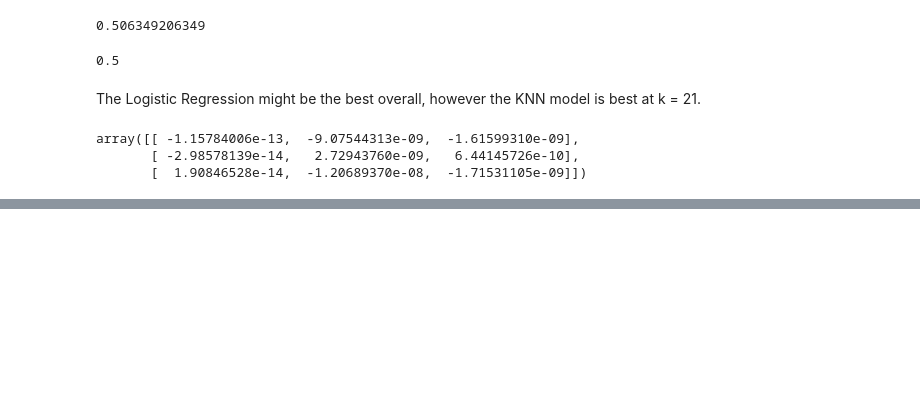
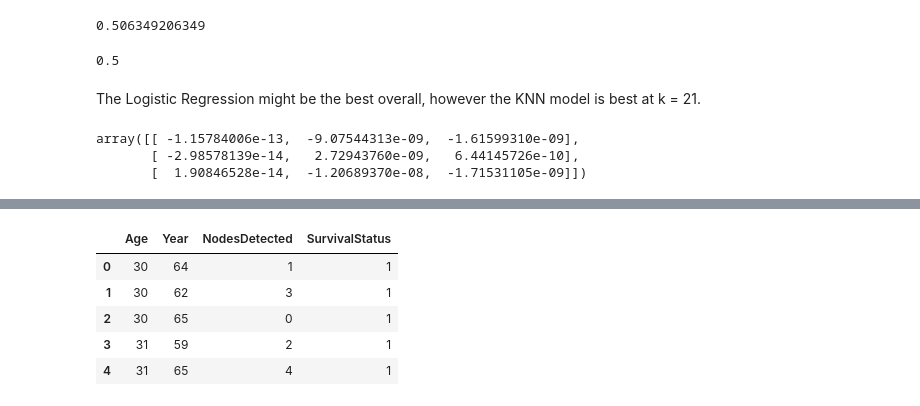
Before and after one commit to jpfreeley/ds, a Jupyter notebook: challenges/05-classification/ken_m/05_classification.ipynb, the cells around one changed output, grey strips where cells are left out. Saved outputs shown, nothing was run; the diff lists cells and outputs as text; code cells hidden in the pictures; blank space fills up the shorter version.

```diff
--- a/challenges/05-classification/ken_m/05_classification.ipynb
+++ b/challenges/05-classification/ken_m/05_classification.ipynb
@@ -512,0 +513,9 @@ Now you are a classification master. The representative votes dataset only had 0
+# %%
+cancer_data.head()
+# %% [output]
+|  | Age | Year | NodesDetected | SurvivalStatus |
+| 0 | 30 | 64 | 1 | 1 |
+| 1 | 30 | 62 | 3 | 1 |
+| 2 | 30 | 65 | 0 | 1 |
+| 3 | 31 | 59 | 2 | 1 |
+| 4 | 31 | 65 | 4 | 1 |
```
Also changed, not shown: parts of 42 cells of this notebook.
